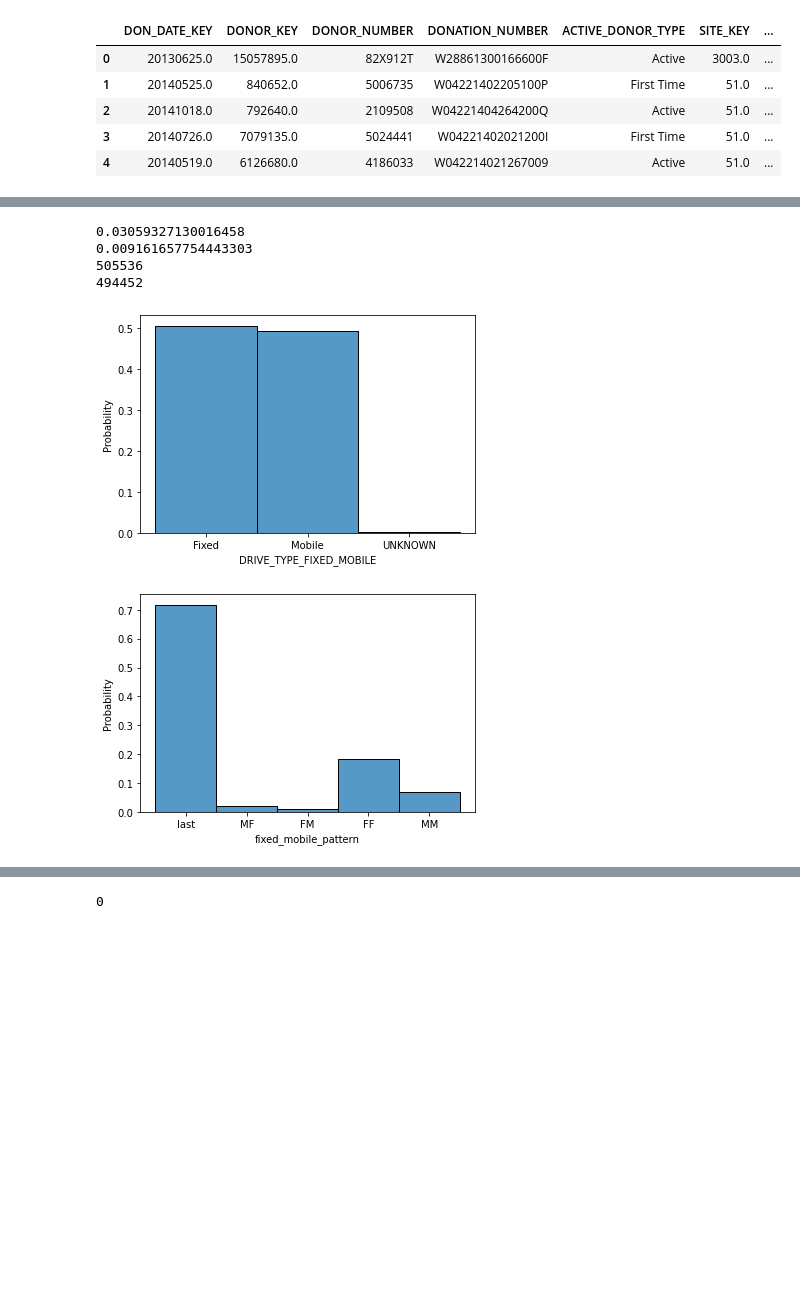
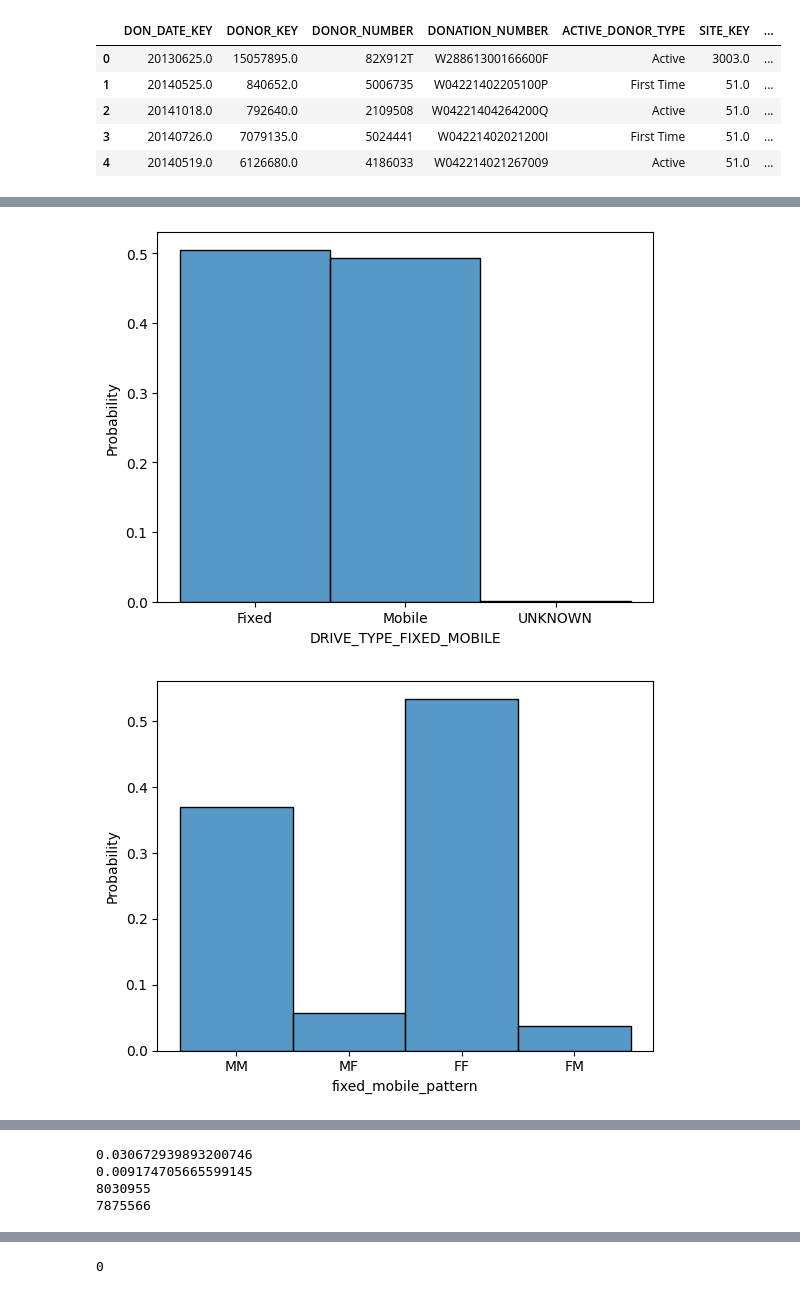
Before and after one commit to altonrus/donor-return-dynamics, a Jupyter notebook: 2_scripts/01_2_preprocessing(vitalant).ipynb, the cells around one changed output, grey strips where cells are left out. Saved outputs shown, nothing was run; the diff lists cells and outputs as text; code cells hidden in the pictures; blank space fills up the shorter version.

```diff
--- a/2_scripts/01_2_preprocessing(vitalant).ipynb
+++ b/2_scripts/01_2_preprocessing(vitalant).ipynb
@@ -11,7 +11,7 @@ import seaborn as sns
 # %%
 # load merged dataset (donation_donor, deferrals, collec_sites)
 
-df=pd.read_csv("../1_data/private/VitalantData.csv", nrows= 1000000)
+df=pd.read_csv("../1_data/private/VitalantData.csv")
 print(df.columns)
 pd.set_option('display.max_columns', 48)
 df.head()
@@ -72,0 +69,12 @@ print(len(df))#total observations
+# %%
+# donor history
+#merge with don hist dataset
+df['DonorID']=df['DONOR_KEY']
+df['Visit_Date']=pd.to_datetime(df['Visit_Date']).dt.strftime('%Y-%m-%dT%H:%M:%SZ') #covert to ISO -#2019-03-26T00:00:00Z
+
+don_hist=pd.read_csv("../1_data/private/vitalant_intermediate_to_del6.csv")
+df=pd.merge(df, don_hist[['DONATION_NUMBER', 'DonorID', 'Visit_Date','cum_lifetime_donations','unit_rbc_loss','time_to_fu',
+                          'rbc_loss_last_12_months', 'rbc_loss_last_24_months','days_since_last_rbc_loss',
+                          'days_since_last_drbc_loss']], how='left', on=["DonorID","DONATION_NUMBER", "Visit_Date"])
+
+df.head()
@@ -73,4 +89,3 @@ print(len(df))#total observations
 # %%
 #drop unknown donor number or donor key 0
-df.drop(df[(df['DONOR_KEY'] == 0.0) & (df['DONOR_NUMBER'] == 'UNKNOWN')].index, inplace=True)
-df.head()
+df.drop(df[(df['DONOR_NUMBER'] == 'UNKNOWN')].index, inplace=True)
@@ -95,7 +124,7 @@ df['CENSORED']=np.where(df['DONOR_KEY'] == df['DONOR_KEY'].shift(-1), 1, 0)
 #add time_to_return column (time between visits)
 #if return exists -> difference between visit dates
 #else difference between visit date and end of data collection 2022-12-31
-
+df["Visit_Date"] = pd.to_datetime(df['DON_DATE_KEY'], format='%Y%m%d') #convert to datetime object
 df['time_to_return']= np.where(df['CENSORED']==1, (df['Visit_Date'].shift(-1)-df['Visit_Date'])/np.timedelta64(1, 'D'), (dt.datetime(2022, 12, 31)-df["Visit_Date"])/np.timedelta64(1, 'D'))
 #df['time_to_return'].fillna((df['VISIT_DATE'].shift(-1)-df["VISIT_DATE"])/np.timedelta64(1, 'D'), inplace=True)
 
@@ -131,38 +160,39 @@ df['Fixed_mobile'] = np.where(df["DRIVE_TYPE_FIXED_MOBILE"] == 'Fixed', 1, 0) #m
 
 df["FIXED_NEXT"] = np.where((df['DONOR_KEY'] == df['DONOR_KEY'].shift(-1)), df['Fixed_mobile'].shift(-1), 10)
 df.loc[((df['FIXED_NEXT']== 1) & (df['Fixed_mobile']== 1)), 'fixed_mobile_pattern'] = 'FF'
 
 df.loc[((df['FIXED_NEXT']==0) & (df['Fixed_mobile']== 0)), 'fixed_mobile_pattern']= 'MM'
 
 df.loc[((df['FIXED_NEXT']==0) & (df['Fixed_mobile']== 1)), 'fixed_mobile_pattern'] = 'FM'
 
 df.loc[((df['FIXED_NEXT']==1) & (df['Fixed_mobile']== 0)), 'fixed_mobile_pattern']= 'MF'
 df['fixed_mobile_pattern'].fillna('last', inplace=True)
 
+df2 = df[df['fixed_mobile_pattern'] != 'last']
 
 #Plot fixed pattern
 #create value count
 plt.figure()
-sns.histplot(df, x="fixed_mobile_pattern", stat="probability")
+sns.histplot(df2, x="fixed_mobile_pattern", stat="probability")
 #sns.countplot(fixed_mobile)
 
-
+# the % of each fixed mobile pattern resulting in hemoglobin deferral or other deferral
+plt.figure()
+i=sns.histplot(data=df2, x="fixed_mobile_pattern", hue="OUTCOME_TYPE", stat = 'probability',binwidth=1, multiple="stack")
+#plt.legend(title='Fixed vs Mobile by Year', loc='upper left', labels=['Mobile', 'Fixed'])
+plt.show(i)
 
 # percent population fixed vs mobile by year
 #plt.figure()
 #sns.histplot(data=df, x="Visit_yr", hue="Fixed_mobile", binwidth=1)
 
 # the % of each resulting in hemoglobin deferral or other deferral
 
 print(len(df.loc[((df['OUTCOME_TYPE']=="low hgb") & (df['Fixed_mobile']== 1))])/len(df.loc[(df['Fixed_mobile']==1)]))
 print(len(df.loc[((df['OUTCOME_TYPE']=="low hgb") & (df['Fixed_mobile']== 0))])/len(df.loc[(df['Fixed_mobile']==0)]))
 
 print(len(df.loc[(df['Fixed_mobile']==1)]))
 print(len(df.loc[(df['Fixed_mobile']==0)]))
 # %% [output]
-0.03059327130016458
-0.009161657754443303
-505536
-494452
-[figure, old version]
+[figure, new version]
-[figure, old version]
+[figure, new version]
@@ -169,3 +200,7 @@ print(len(df.loc[(df['Fixed_mobile']==0)]))
+0.030672939893200746
+0.009174705665599145
+8030955
+7875566
 # %%
 # drop permamnent deferrals
 
```
Also changed, not shown: parts of 12 cells of this notebook.
